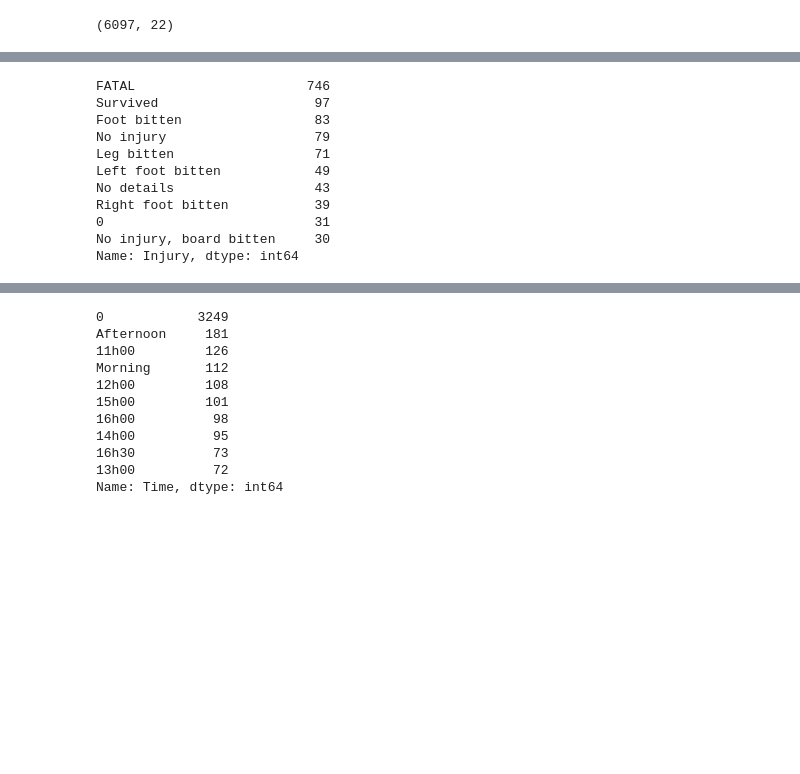
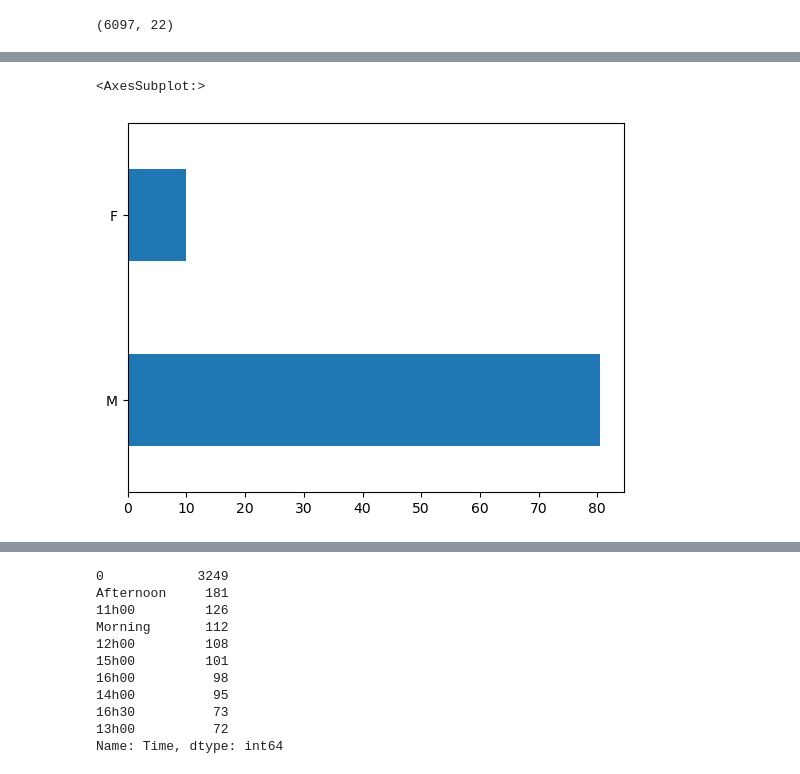
Before and after one commit to JesusGuardiaRamirez/Proyecto_Sharks-DataCleaning, a Jupyter notebook: Re-new.ipynb, the cells around one changed output, grey strips where cells are left out. Cells and saved outputs as stored; diff of their text form; code cells hidden in the pictures; blank space fills up the shorter version.

```diff
--- a/Re-new.ipynb
+++ b/Re-new.ipynb
@@ -181,15 +166,8 @@ Name: Area, dtype: float64
+# %%
+S_percentage.plot.barh()
+# %% [output]
+<AxesSubplot:>
+[figure, added]
 # %%
 injuries = df['Injury'].value_counts()
-injuries.head(10)
+injurie = injuries.head(10)
-# %% [output]
-FATAL                      746
-Survived                    97
-Foot bitten                 83
-No injury                   79
-Leg bitten                  71
-Left foot bitten            49
-No details                  43
-Right foot bitten           39
-0                           31
-No injury, board bitten     30
-Name: Injury, dtype: int64
```
Also changed, not shown: parts of 13 cells of this notebook.
